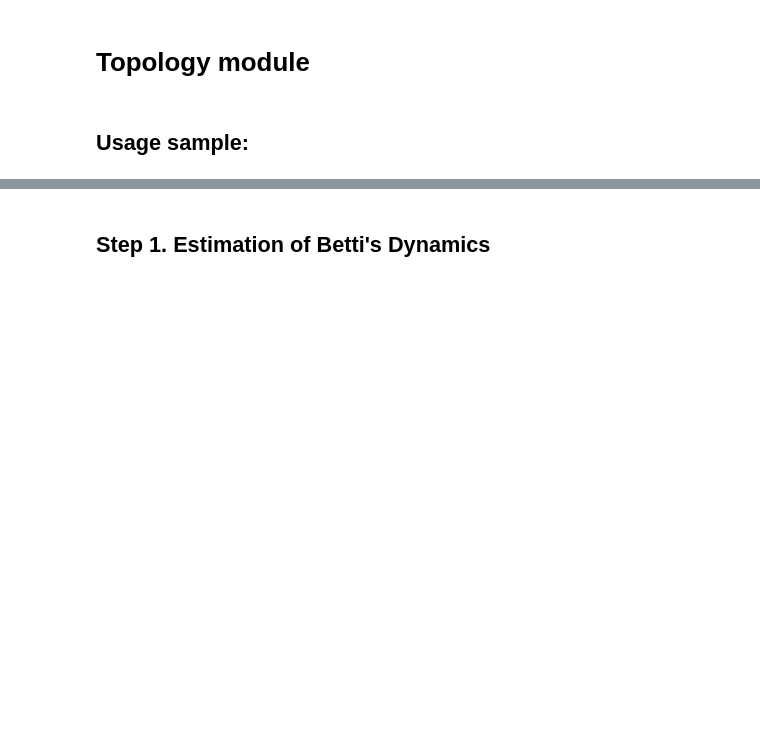
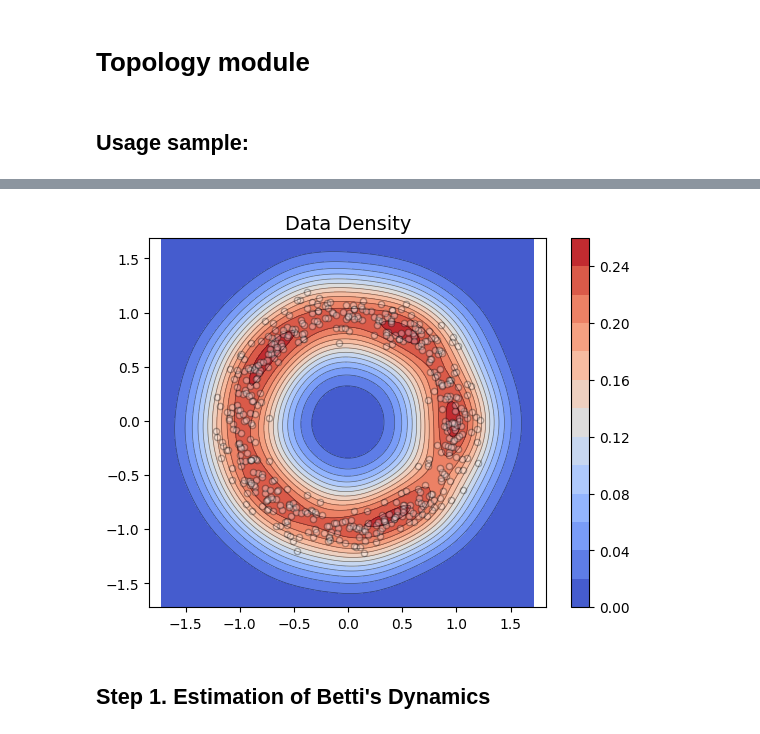
Before and after one commit to ArtyomSE/topology, a Jupyter notebook: topology.ipynb, the cells around one changed output, grey strips where cells are left out. Cells and saved outputs as stored; diff of their text form; code cells hidden in the pictures; blank space fills up the shorter version.

```diff
--- a/topology.ipynb
+++ b/topology.ipynb
@@ -22,3 +28,8 @@ vis.plot_data_cloud(data)
+# %%
+# Визуализация плотности данных
+vis.plot_density_heatmap(data, palette='coolwarm')
+# %% [output]
+[figure, added]
 # %% [markdown]
 ## Step 1. Estimation of Betti's Dynamics
 # %%
```
Also changed, not shown: parts of 13 cells of this notebook.
